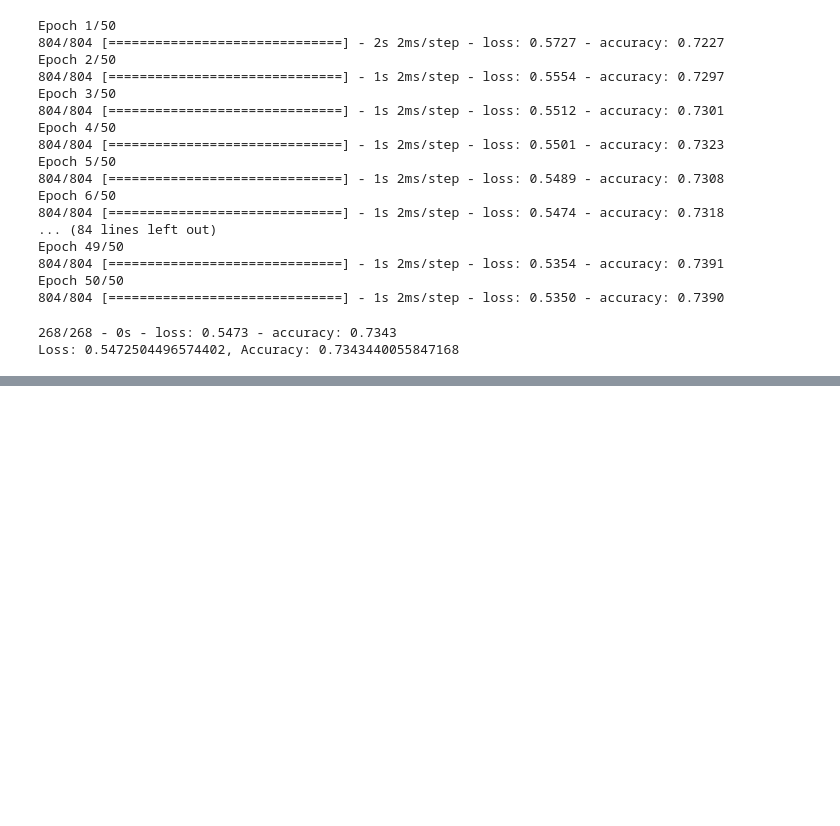
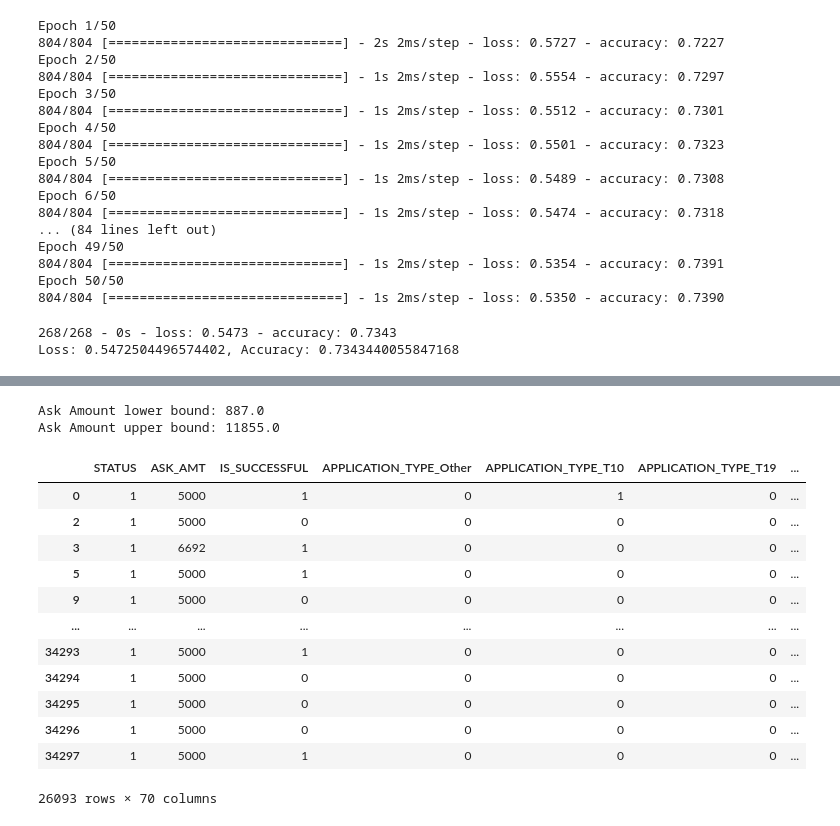
Before and after one commit to adamholcomb/Deep-Learning, a Jupyter notebook: Charity Funding Predictor.ipynb, the cells around one changed output, grey strips where cells are left out. Cells and saved outputs as stored; diff of their text form; code cells hidden in the pictures; blank space fills up the shorter version.

```diff
--- a/Charity Funding Predictor.ipynb
+++ b/Charity Funding Predictor.ipynb
@@ -284,0 +304,31 @@ Loss: 0.5472504496574402, Accuracy: 0.7343440055847168
+# %%
+# Determine which Ask Amount data points are outside of the 1.5*IQR range
+quartiles = np.quantile(amounts,[.25,.75])
+iqr = quartiles[1]-quartiles[0]
+lower_bound = quartiles[0]-(1.5*iqr)
+upper_bound = quartiles[1]+(1.5*iqr)
+
+# potential_outliers = [print(amount) if amount < lower_bound or amount > upper_bound else next for amount in amounts]
+print(f'Ask Amount lower bound: {lower_bound}')
+print(f'Ask Amount upper bound: {upper_bound}')
+# %% [output]
+Ask Amount lower bound: 887.0
+Ask Amount upper bound: 11855.0
+# %%
+# Remove outliers
+clean = dummies.loc[(dummies['ASK_AMT']<11855) & (dummies['ASK_AMT']>887),:]
+clean
+# %% [output]
+|  | STATUS | ASK_AMT | IS_SUCCESSFUL | APPLICATION_TYPE_Other | APPLICATION_TYPE_T10 | APPLICATION_TYPE_T19 | ... |
+| 0 | 1 | 5000 | 1 | 0 | 1 | 0 | ... |
+| 2 | 1 | 5000 | 0 | 0 | 0 | 0 | ... |
+| 3 | 1 | 6692 | 1 | 0 | 0 | 0 | ... |
+| 5 | 1 | 5000 | 1 | 0 | 0 | 0 | ... |
+| 9 | 1 | 5000 | 0 | 0 | 0 | 0 | ... |
+| ... | ... | ... | ... | ... | ... | ... | ... |
+| 34293 | 1 | 5000 | 1 | 0 | 0 | 0 | ... |
+| 34294 | 1 | 5000 | 0 | 0 | 0 | 0 | ... |
+| 34295 | 1 | 5000 | 0 | 0 | 0 | 0 | ... |
+| 34296 | 1 | 5000 | 0 | 0 | 0 | 0 | ... |
+| 34297 | 1 | 5000 | 1 | 0 | 0 | 0 | ... |
+26093 rows × 70 columns
```
Also changed, not shown: parts of 8 cells of this notebook.
